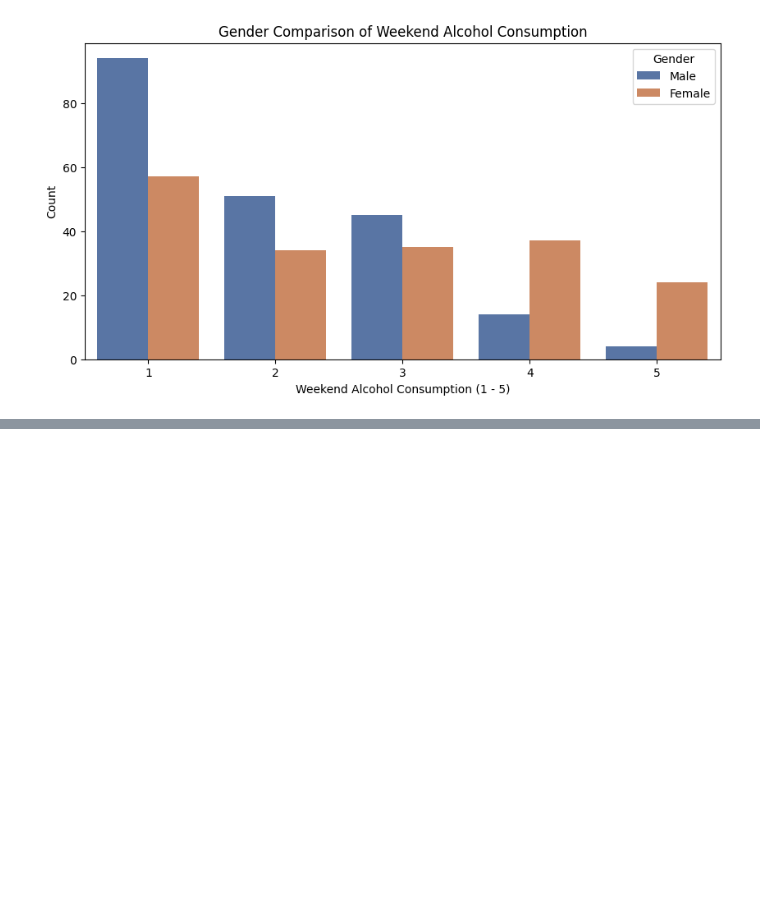
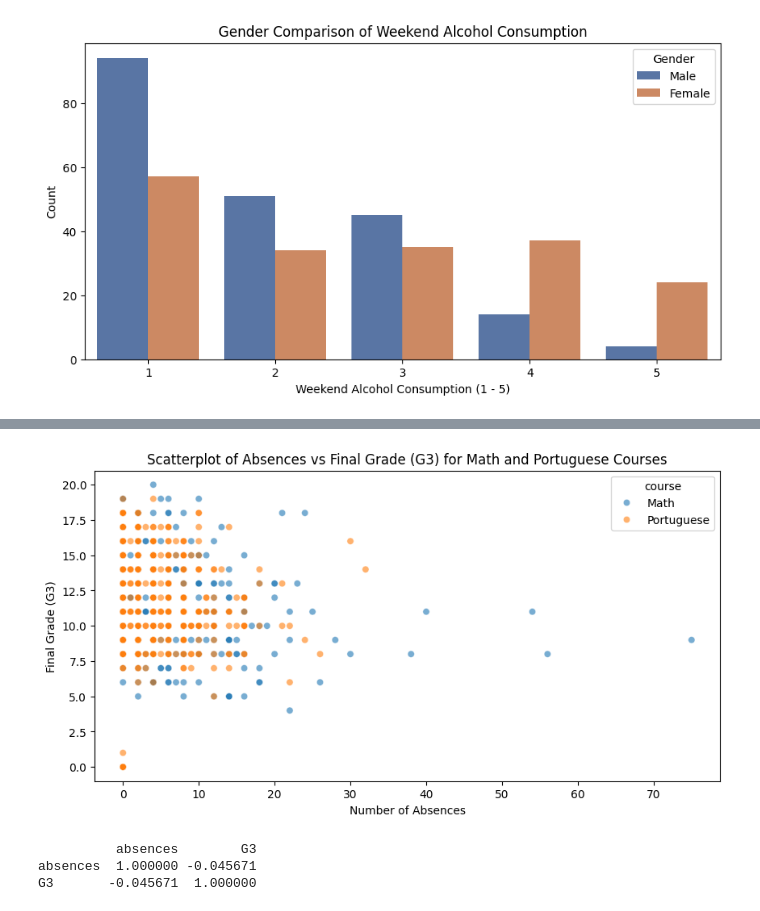
Before and after one commit to royruik/CSI4142_Assignments, a Jupyter notebook: A1_Jupyter_Analysis.ipynb, the cells around one changed output, grey strips where cells are left out. Drawn from its saved outputs; the diff is of its cells as text; code cells hidden in the pictures; blank space fills up the shorter version.

Commit message:
Insight 5 &6 for dataset 2

```diff
--- a/A1_Jupyter_Analysis.ipynb
+++ b/A1_Jupyter_Analysis.ipynb
@@ -357,0 +459,29 @@ plt.show()
+# %%
+# Combine datasets for absences and final grade (G3)
+combined_students = pd.concat([
+    student_mat[["absences", "G3"]].assign(course="Math"),
+    student_por[["absences", "G3"]].assign(course="Portuguese")
+])
+
+# Create figure
+plt.figure(figsize=(10,5))
+
+# Scatterplot for Absences vs Final Grade (G3) with course distinction
+sns.scatterplot(x="absences", y="G3", hue="course", data=combined_students, alpha=0.6)
+
+# Labels and Title
+plt.xlabel("Number of Absences")
+plt.ylabel("Final Grade (G3)")
+plt.title("Scatterplot of Absences vs Final Grade (G3) for Math and Portuguese Courses")
+
+# Show plot
+plt.show()
+
+# Calculate correlation between absences and final grade (G3)
+correlation = combined_students[["absences", "G3"]].corr()
+print(correlation)
+# %% [output]
+[figure, added]
+          absences        G3
+absences  1.000000 -0.045671
+G3       -0.045671  1.000000
```
Also changed, not shown: parts of 6 cells of this notebook.
